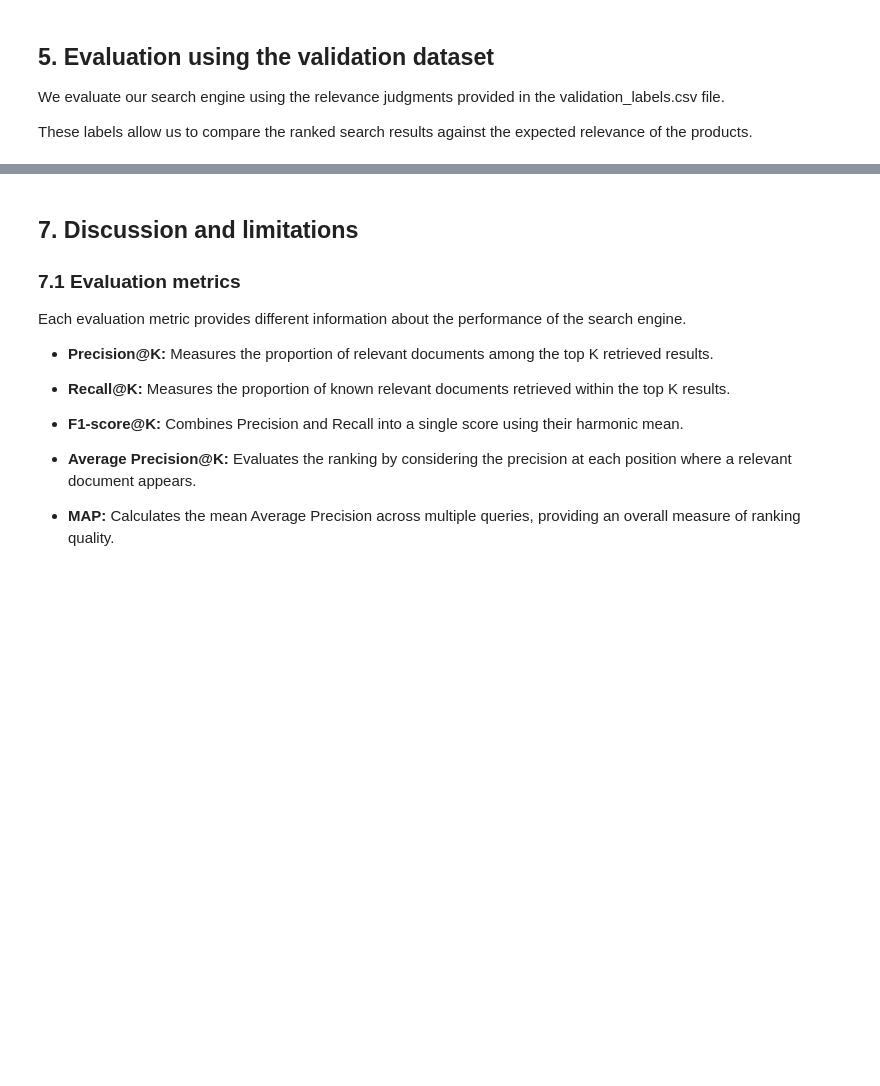
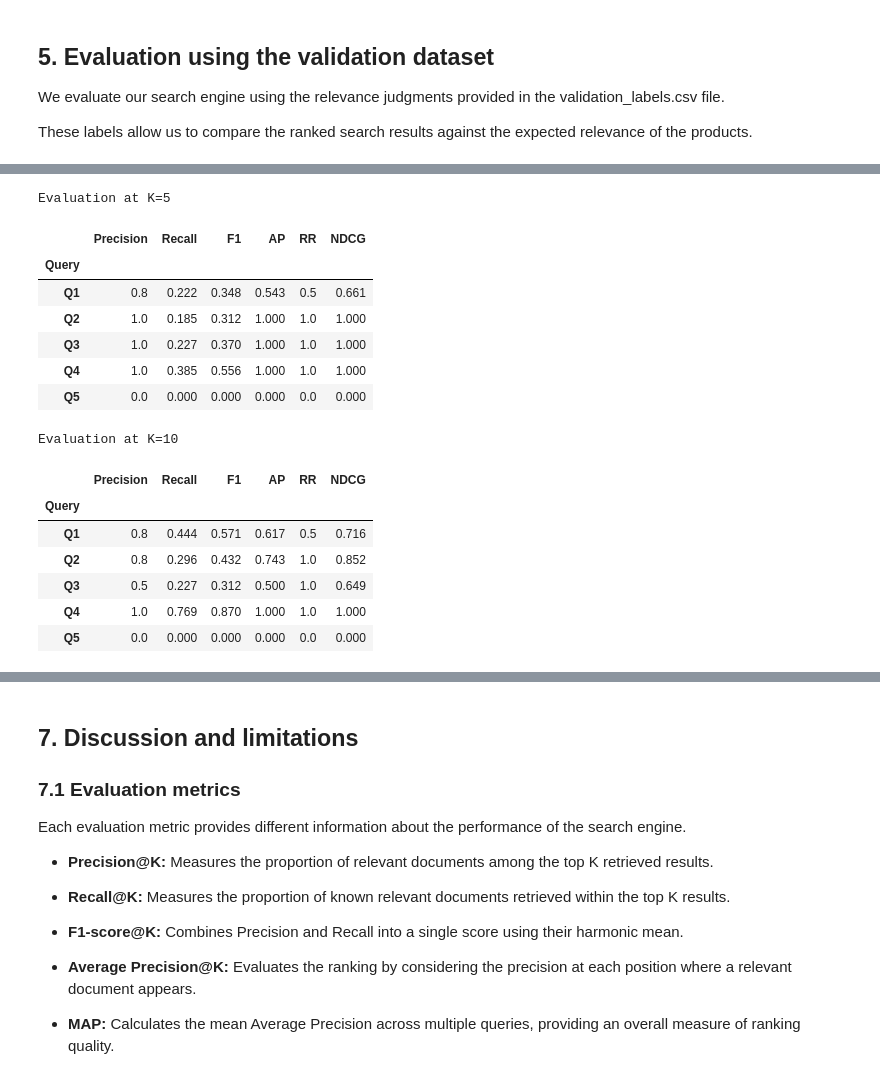
Before and after one commit to asteraceae/riaw-search-engine, a Jupyter notebook: project_progress/part_2/part_2.ipynb, the cells around one changed output, grey strips where cells are left out. Saved outputs shown, nothing was run; the diff lists cells and outputs as text; code cells hidden in the pictures; blank space fills up the shorter version.

```diff
--- a/project_progress/part_2/part_2.ipynb
+++ b/project_progress/part_2/part_2.ipynb
@@ -800,0 +353,6 @@ display(custom_overall_results.style.format("{:.3f}"))
+# %%
+validation_df = pd.read_csv(VALIDATION_PATH, dtype={"pid": str})
+
+print("Number of validation records:", len(validation_df))
+print("\nRelevance labels per query:")
+print(validation_df.groupby("query_id")["labels"].value_counts())
@@ -800,0 +385,12 @@ display(custom_overall_results.style.format("{:.3f}"))
+# %%
+validation_queries = {
+    1: "women full sleeve sweatshirt cotton",
+    2: "men slim jeans blue",
+}
+evaluation_rankings, evaluation_relevance = prepare_rankings(validation_df, validation_queries, "labels")
+
+for query_id, query in validation_queries.items():
+    print(f"Query {query_id}: {query}")
+    print(f"Judged documents retrieved: {len(evaluation_rankings[query_id])} of 20")
+    print(f"Relevant documents: {len(evaluation_relevance[query_id])}")
+    print("---------------------------------")
@@ -800,0 +411,6 @@ display(custom_overall_results.style.format("{:.3f}"))
+# %%
+for k in [5, 10]:
+    results_df = metrics_table(evaluation_rankings, evaluation_relevance, k)
+    results_df.to_csv(OUT_DIR / f"validation_metrics_k{k}.csv")
+    print(f"Evaluation at K={k}")
+    display(results_df)
@@ -800,0 +508,25 @@ display(custom_overall_results.style.format("{:.3f}"))
+# %%
+custom_rankings, custom_relevance = prepare_rankings(expert_df, test_queries, "relevance")
+
+for k in [5, 10]:
+    results_df = metrics_table(custom_rankings, custom_relevance, k)
+    results_df.to_csv(OUT_DIR / f"test_queries_metrics_k{k}.csv")
+    print(f"Evaluation at K={k}")
+    display(results_df)
+# %% [output]
+Evaluation at K=5
+|  | Precision | Recall | F1 | AP | RR | NDCG |
+| Query |  |  |  |  |  |  |
+| Q1 | 0.8 | 0.222 | 0.348 | 0.543 | 0.5 | 0.661 |
+| Q2 | 1.0 | 0.185 | 0.312 | 1.000 | 1.0 | 1.000 |
+| Q3 | 1.0 | 0.227 | 0.370 | 1.000 | 1.0 | 1.000 |
+| Q4 | 1.0 | 0.385 | 0.556 | 1.000 | 1.0 | 1.000 |
+| Q5 | 0.0 | 0.000 | 0.000 | 0.000 | 0.0 | 0.000 |
+Evaluation at K=10
+|  | Precision | Recall | F1 | AP | RR | NDCG |
+| Query |  |  |  |  |  |  |
+| Q1 | 0.8 | 0.444 | 0.571 | 0.617 | 0.5 | 0.716 |
+| Q2 | 0.8 | 0.296 | 0.432 | 0.743 | 1.0 | 0.852 |
+| Q3 | 0.5 | 0.227 | 0.312 | 0.500 | 1.0 | 0.649 |
+| Q4 | 1.0 | 0.769 | 0.870 | 1.000 | 1.0 | 1.000 |
+| Q5 | 0.0 | 0.000 | 0.000 | 0.000 | 0.0 | 0.000 |
```
Also changed, not shown: parts of 67 cells of this notebook, 12 other files.
